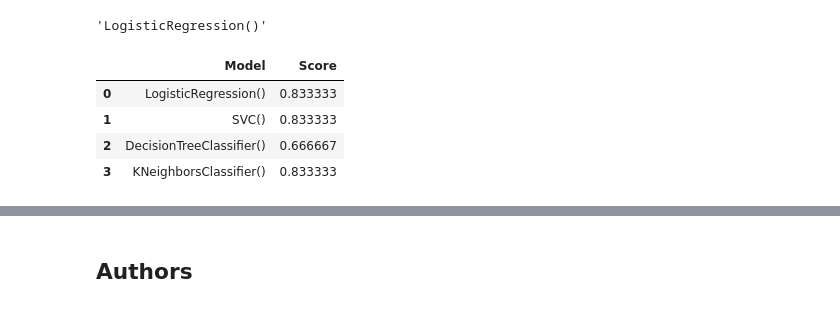
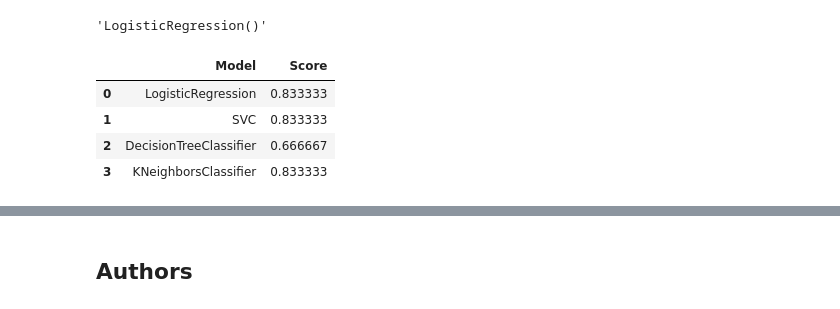
Before and after one commit to hyunshinpark/IBM_DS, a Jupyter notebook: Course 10_ Capstone project/8_SpaceX_Machine_Learning_Prediction_Part_5.jupyterlite.ipynb, the cells around one changed output, grey strips where cells are left out. Saved outputs shown, nothing was run; the diff lists cells and outputs as text; code cells hidden in the pictures.

```diff
--- a/Course 10_ Capstone project/8_SpaceX_Machine_Learning_Prediction_Part_5.jupyterlite.ipynb
+++ b/Course 10_ Capstone project/8_SpaceX_Machine_Learning_Prediction_Part_5.jupyterlite.ipynb
@@ -384,16 +384,16 @@ str(logreg_cv.estimator)
 # %%
 models = [logreg_cv, svm_cv, tree_cv, knn_cv]
 result_df = pd.DataFrame()
 
 for m in models:
     name = str(m.estimator)
     score = m.score(X_test, Y_test)
-    result_df = result_df.append({'Model': name, 'Score': score}, ignore_index= True)
+    result_df = result_df.append({'Model': name[:-2], 'Score': score}, ignore_index= True)
 
 result_df
 # %% [output]
 |  | Model | Score |
-| 0 | LogisticRegression() | 0.833333 |
-| 1 | SVC() | 0.833333 |
-| 2 | DecisionTreeClassifier() | 0.666667 |
-| 3 | KNeighborsClassifier() | 0.833333 |
+| 0 | LogisticRegression | 0.833333 |
+| 1 | SVC | 0.833333 |
+| 2 | DecisionTreeClassifier | 0.666667 |
+| 3 | KNeighborsClassifier | 0.833333 |
```
Also changed, not shown: parts of 4 cells of this notebook.
